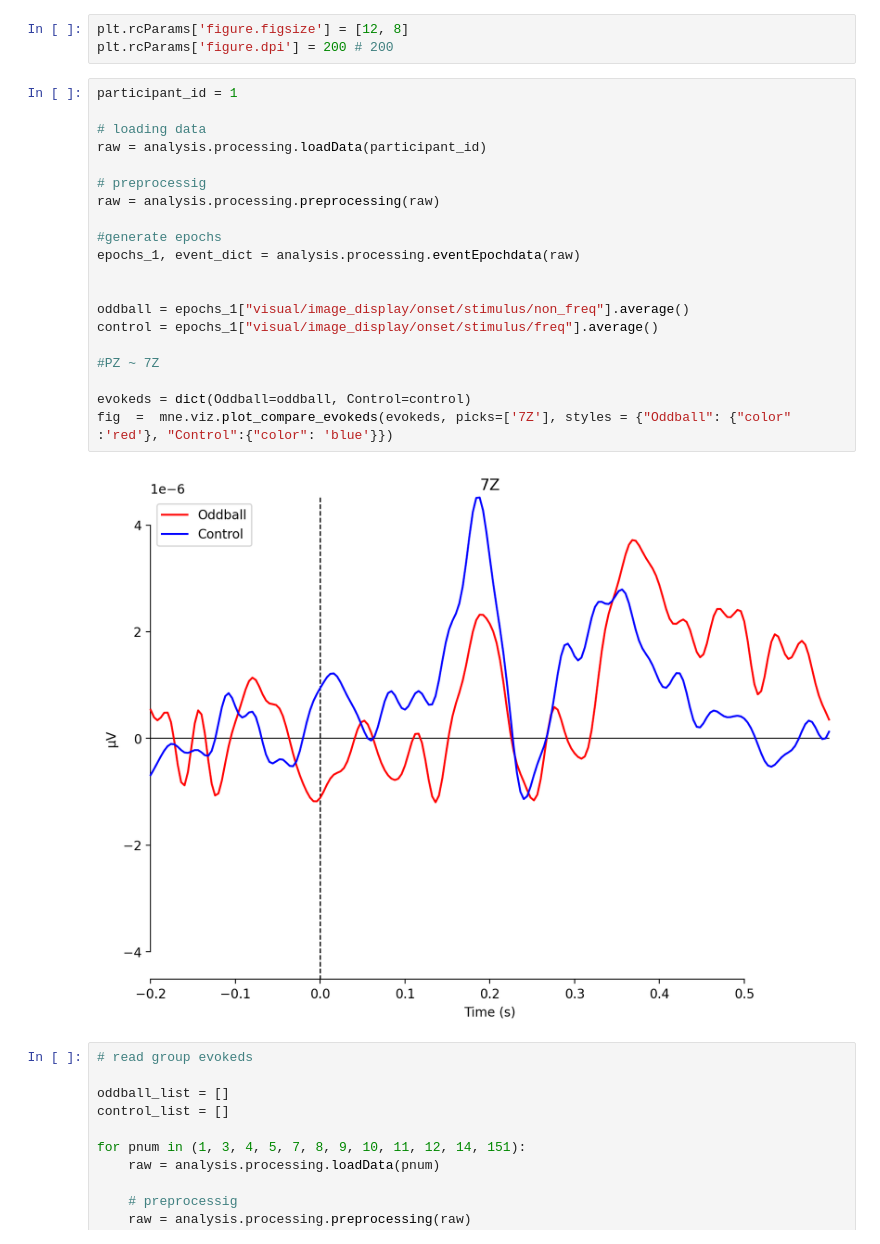
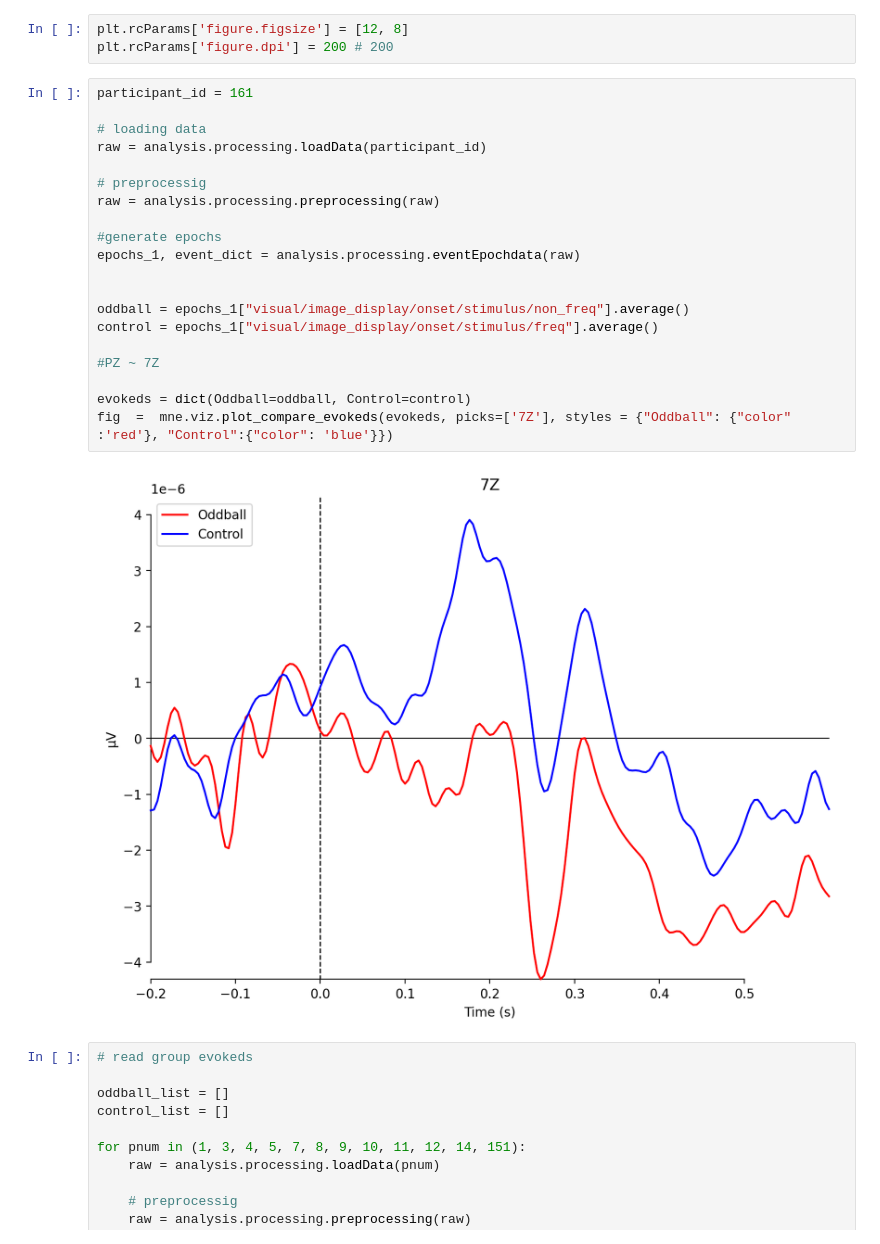
Before and after one commit to ovi-lab/EEG-oddball-task, a Jupyter notebook: src/main.ipynb, the cells around one changed output. Saved outputs shown, nothing was run; the diff lists cells and outputs as text.

Commit message:
New Participant: P16

```diff
--- a/src/main.ipynb
+++ b/src/main.ipynb
@@ -13,27 +13,27 @@ mne.set_log_level(verbose='WARNING', return_old_level=False, add_frames=None)
 plt.rcParams['figure.figsize'] = [12, 8]
 plt.rcParams['figure.dpi'] = 200 # 200
 # %%
-participant_id = 1
+participant_id = 161
 
 # loading data
 raw = analysis.processing.loadData(participant_id)
 
 # preprocessig
 raw = analysis.processing.preprocessing(raw)
 
 #generate epochs
 epochs_1, event_dict = analysis.processing.eventEpochdata(raw)
 
 
 oddball = epochs_1["visual/image_display/onset/stimulus/non_freq"].average()
 control = epochs_1["visual/image_display/onset/stimulus/freq"].average()
 
 #PZ ~ 7Z
 
 evokeds = dict(Oddball=oddball, Control=control)
 fig  =  mne.viz.plot_compare_evokeds(evokeds, picks=['7Z'], styles = {"Oddball": {"color" :'red'}, "Control":{"color": 'blue'}})
 # %% [output]
-[figure, old version]
+[figure, new version]
 # %%
 # read group evokeds
 
```
Also changed, not shown: 12 other files.
